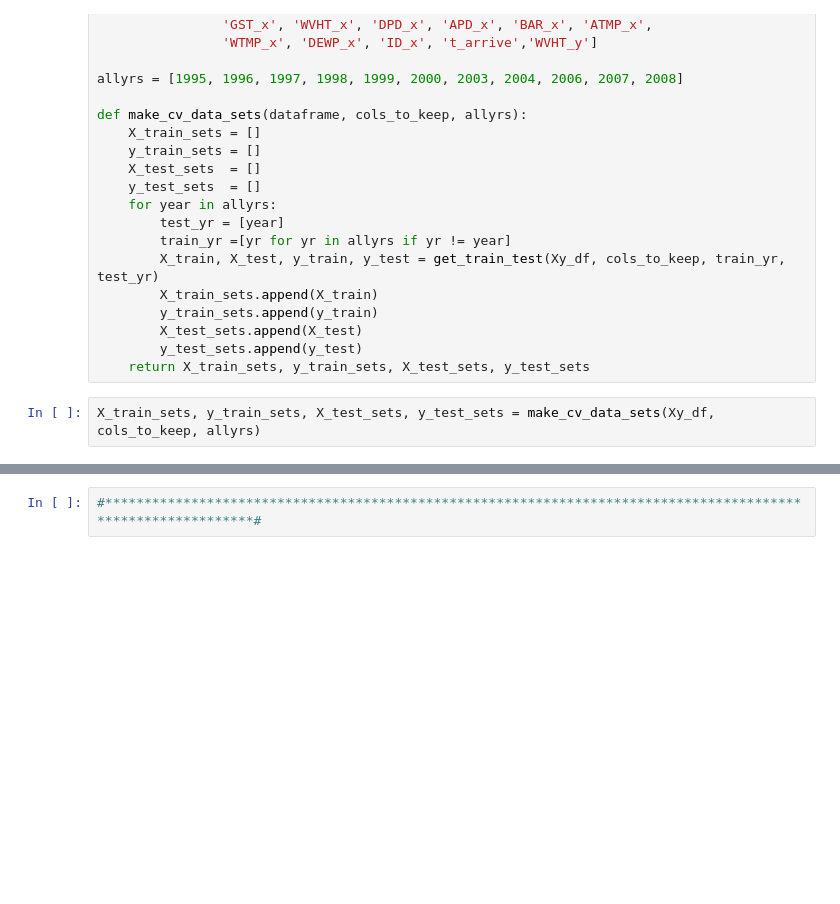
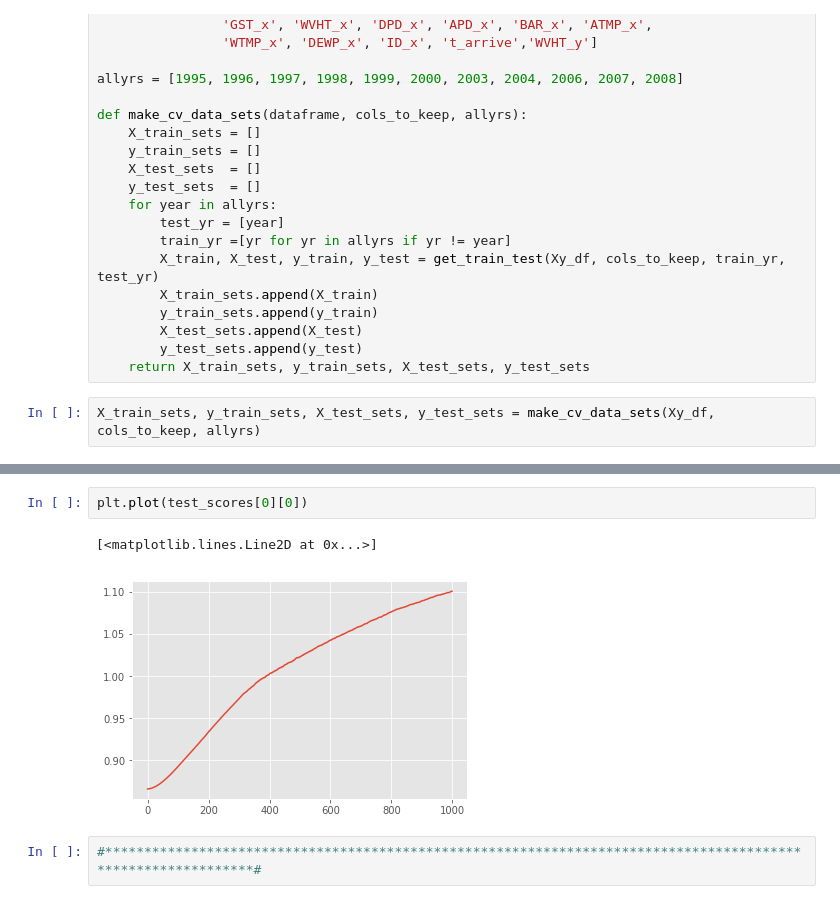
Before and after one commit to abulho/Surf_Prediction, a Jupyter notebook: src/31-Jan-2018-Modeling_Tests.ipynb, the cells around one changed output, grey strips where cells are left out. Cells and saved outputs as stored; diff of their text form; blank space fills up the shorter version.

Commit message:
made plots for the presentation

```diff
--- a/src/31-Jan-2018-Modeling_Tests.ipynb
+++ b/src/31-Jan-2018-Modeling_Tests.ipynb
@@ -217,3 +219,8 @@ fitting and predicting for tree depth 1
+# %%
+plt.plot(test_scores[0][0])
+# %% [output]
+[<matplotlib.lines.Line2D at 0x...>]
+[figure, added]
 # %%
 #*************************************************************************************************************#
 # %%
```
Also changed, not shown: parts of 1 cell of this notebook, 11 other files.
